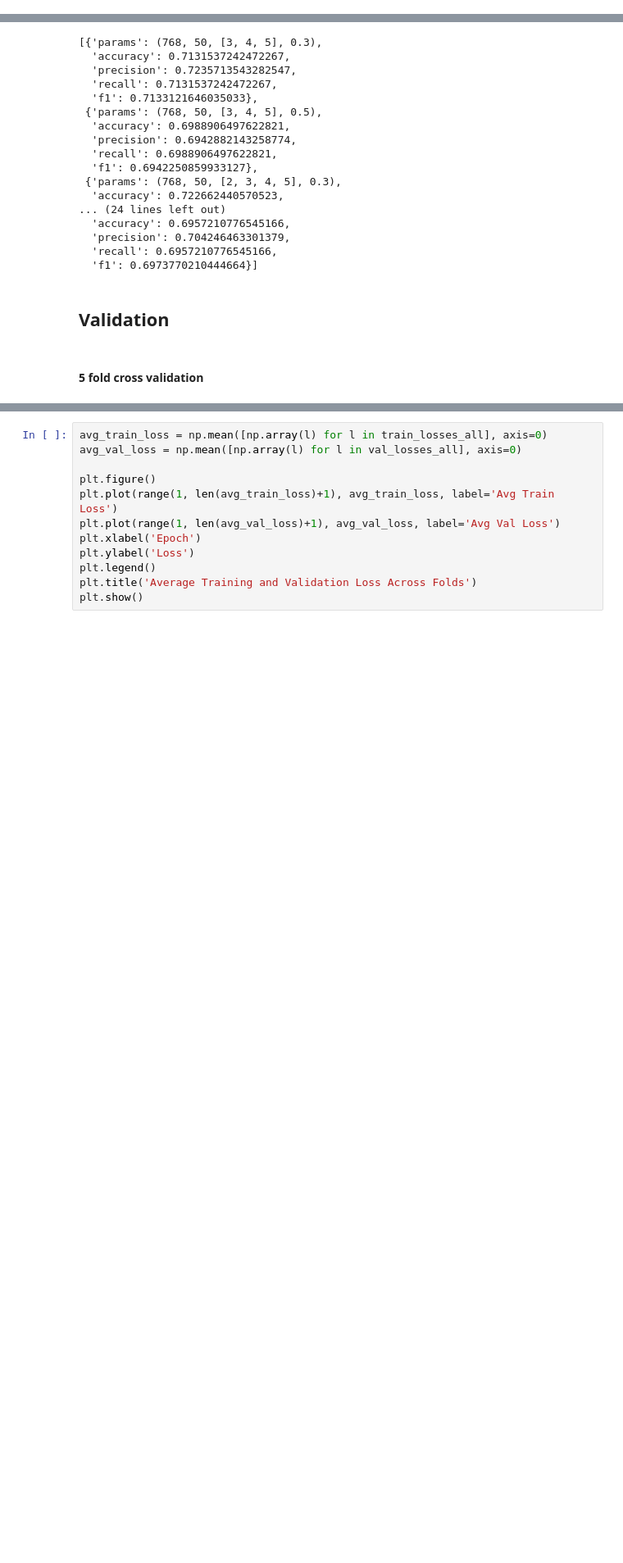
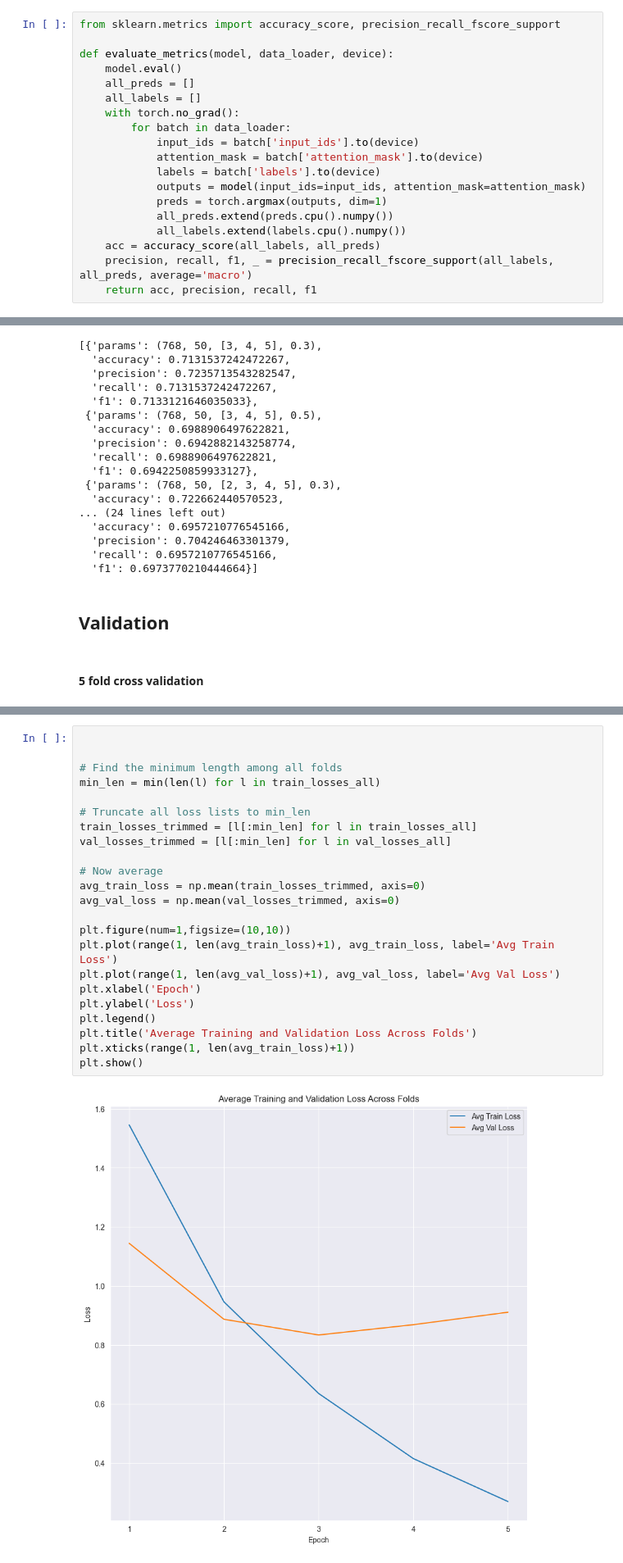
Before and after one commit to amodhyh/emotion-detection, a Jupyter notebook: Model.ipynb, the cells around one changed output, grey strips where cells are left out. Shown: that part at 82% size. Cells and saved outputs as stored; diff of their text form; blank space fills up the shorter version.

```diff
--- a/Model.ipynb
+++ b/Model.ipynb
@@ -337,5 +241,24 @@ def train_model_with_early_stopping(model, train_loader, val_loader, criterion,
                 break
 
     return train_losses, train_accuracies, val_losses, val_accuracies
+# %%
+from sklearn.metrics import accuracy_score, precision_recall_fscore_support
+
+def evaluate_metrics(model, data_loader, device):
+    model.eval()
+    all_preds = []
+    all_labels = []
+    with torch.no_grad():
+        for batch in data_loader:
+            input_ids = batch['input_ids'].to(device)
+            attention_mask = batch['attention_mask'].to(device)
+            labels = batch['labels'].to(device)
+            outputs = model(input_ids=input_ids, attention_mask=attention_mask)
+            preds = torch.argmax(outputs, dim=1)
+            all_preds.extend(preds.cpu().numpy())
+            all_labels.extend(labels.cpu().numpy())
+    acc = accuracy_score(all_labels, all_preds)
+    precision, recall, f1, _ = precision_recall_fscore_support(all_labels, all_preds, average='macro')
+    return acc, precision, recall, f1
 # %% [markdown]
 #### Hyper parameter Tuning
@@ -557,12 +606,25 @@ Epoch 1/10 - Train Loss: 1.6785, Train Acc: 0.3209, Val Loss: 1.2415, Val Acc: 0
 # %%
-avg_train_loss = np.mean([np.array(l) for l in train_losses_all], axis=0)
-avg_val_loss = np.mean([np.array(l) for l in val_losses_all], axis=0)
 
-plt.figure()
+
+# Find the minimum length among all folds
+min_len = min(len(l) for l in train_losses_all)
+
+# Truncate all loss lists to min_len
+train_losses_trimmed = [l[:min_len] for l in train_losses_all]
+val_losses_trimmed = [l[:min_len] for l in val_losses_all]
+
+# Now average
+avg_train_loss = np.mean(train_losses_trimmed, axis=0)
+avg_val_loss = np.mean(val_losses_trimmed, axis=0)
+
+plt.figure(num=1,figsize=(10,10))
 plt.plot(range(1, len(avg_train_loss)+1), avg_train_loss, label='Avg Train Loss')
 plt.plot(range(1, len(avg_val_loss)+1), avg_val_loss, label='Avg Val Loss')
 plt.xlabel('Epoch')
 plt.ylabel('Loss')
 plt.legend()
 plt.title('Average Training and Validation Loss Across Folds')
+plt.xticks(range(1, len(avg_train_loss)+1))
 plt.show()
+# %% [output]
+[figure, added]
```
Also changed, not shown: parts of 15 cells of this notebook.
